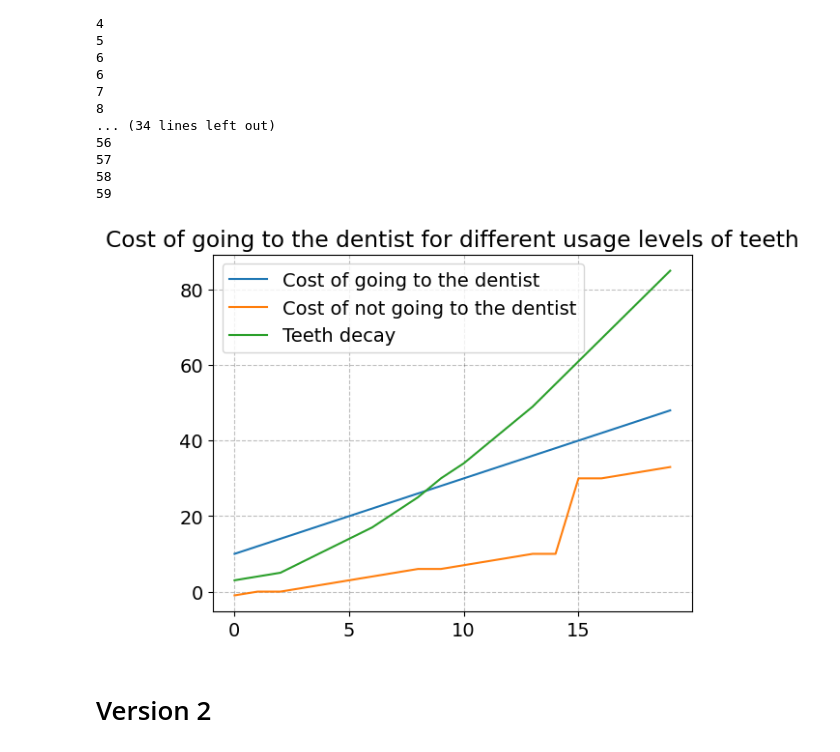
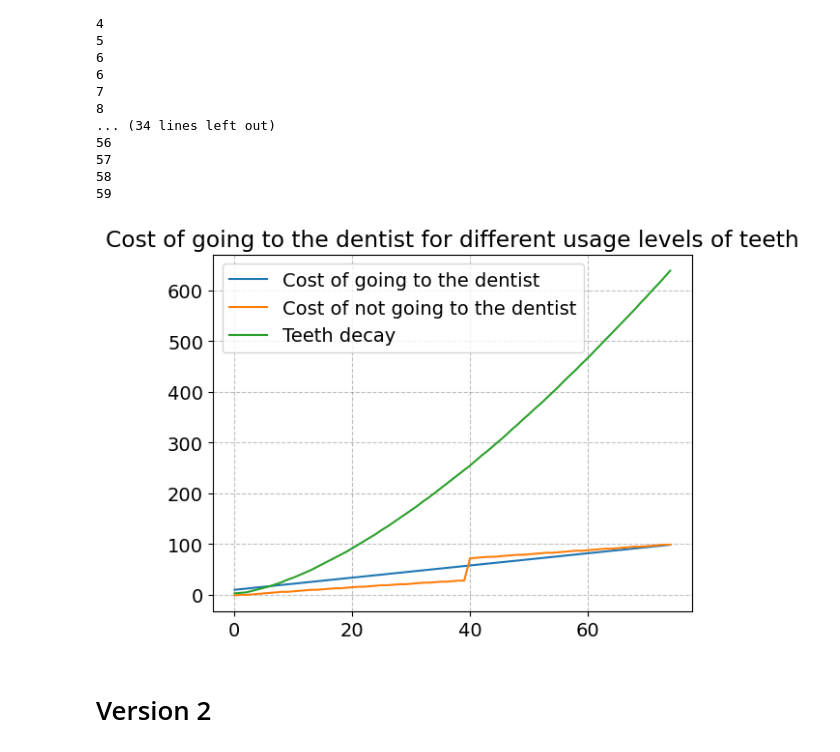
Before and after one commit to biguntitled/Intro_Num, a Jupyter notebook: Marius_Dentist.ipynb, the cells around one changed output. Saved outputs shown, nothing was run; the diff lists cells and outputs as text; code cells hidden in the pictures.

```diff
--- a/Marius_Dentist.ipynb
+++ b/Marius_Dentist.ipynb
@@ -19,13 +19,13 @@ The basic idea is that it costs to go to the dentist every time you go, but if y
 par = SimpleNamespace()
 par.x = 0 #x being the level of usage of your teeth
 par.FC = 10 #Fixed cost of going to the dentist
-par.MC = 2 #Marginal cost of going to the dentist, depends on your usage of the teeth (when you last went)
+par.MC = 1.2 #Marginal cost of going to the dentist, depends on your usage of the teeth (when you last went)
 par.beta = 0.9 #Discount factor
 par.exponent = 1.5 #How bad your teeth decay if you don't see a dentist
 par.gamma = 0.1
 par.T = 3
 par.boost = 5
-par.threshold = 15 #threshold level to account for the severity of toothache
+par.threshold = 40 #threshold level to account for the severity of toothache
 par.weight = 1.3 #weight of toothache severity relative to the disutility caused by tooth decay
 # %% [markdown]
 Defining a cost function (cost_dentist) that calculates the cost of going to the dentist or not, based on input parameters.
@@ -114,22 +114,22 @@ for i in range(0,50):
 # %%
 c_going = []
 c_not_going = []
 expo = []
 logo = []
 decay = []
-for i in range(0,20):
+for i in range(0,75):
     c_going.append(cost_dentist(par,1, i))#cost of not going for all diff. stages
     c_not_going.append(cost_dentist(par,0, i) + disutil_ache_threshold(par, i))
     decay.append(teeth_decay(par, 0, i))
 
 plt.plot(c_going, label='Cost of going to the dentist')
 plt.plot(c_not_going, label='Cost of not going to the dentist')
 plt.plot(decay, label='Teeth decay')
 plt.title('Cost of going to the dentist for different usage levels of teeth')
 plt.legend()
 plt.show()
 # %% [output]
-[figure, old version]
+[figure, new version]
 # %% [markdown]
 # Version 2
 # %%
```
